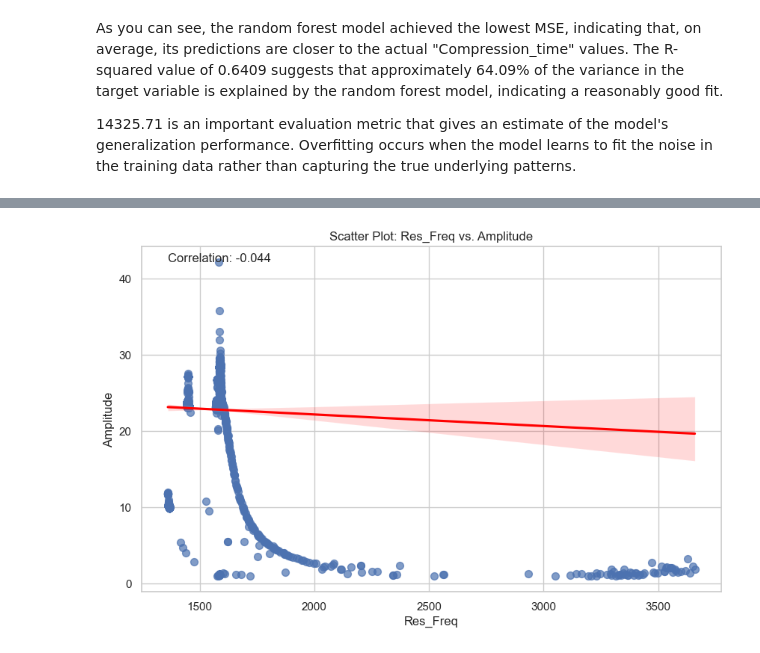
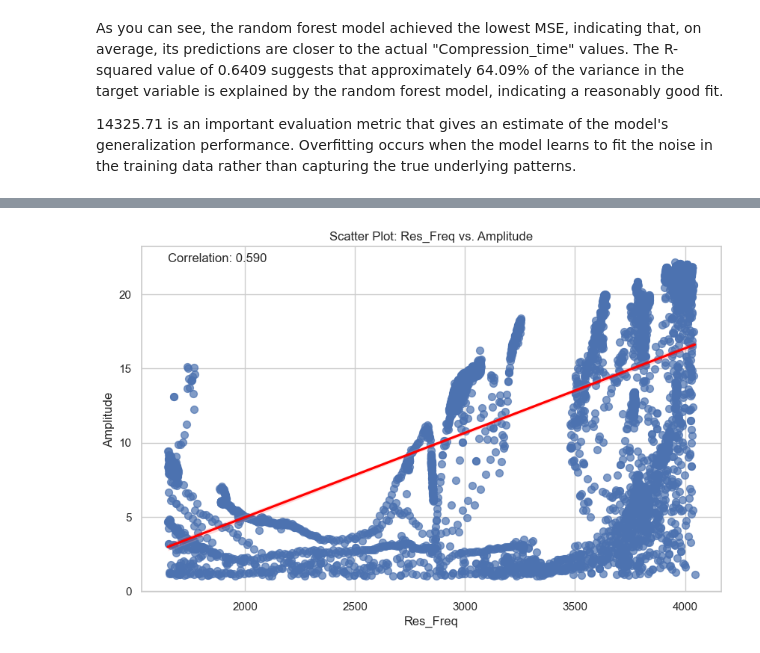
Before and after one commit to Weyrd/Cells_characteristics_Mems_ai, a Jupyter notebook: data_/models_train_pierre.ipynb, the cells around one changed output, grey strips where cells are left out. Drawn from its saved outputs; the diff is of its cells as text; code cells hidden in the pictures.

```diff
--- a/data_/models_train_pierre.ipynb
+++ b/data_/models_train_pierre.ipynb
@@ -61,7 +68,8 @@ def reload_df():
 def reload_df2():
     return pd.read_csv('cleaned_data2.csv')
 
-
+def reload_df3():
+    return pd.read_csv('cleaned_data3.csv')
 
 reload_df()
 # %% [output]
@@ -643,17 +651,17 @@ plt.show()
 # %%
-df = reload_df()
+df = reload_df3()
 sns.set(style='whitegrid')
 plt.figure(figsize=(10, 6))
 sns.regplot(x='Res_Freq', y='Amplitude', data=df, scatter_kws={'s': 50, 'alpha': 0.7}, line_kws={'color': 'red'})
 plt.xlabel('Res_Freq')
 plt.ylabel('Amplitude')
 
 plt.title('Scatter Plot: Res_Freq vs. Amplitude')
 plt.text(df['Res_Freq'].min(), df['Amplitude'].max(), f'Correlation: {df.corr().loc["Res_Freq", "Amplitude"]:.3f}', fontsize=12)
 plt.grid(True)
 plt.show()
 # %% [output]
-[figure, old version]
+[figure, new version]
 # %%
 df = reload_df()
 sns.set(style='whitegrid')
```
Also changed, not shown: parts of 24 cells of this notebook, 29 other files.
